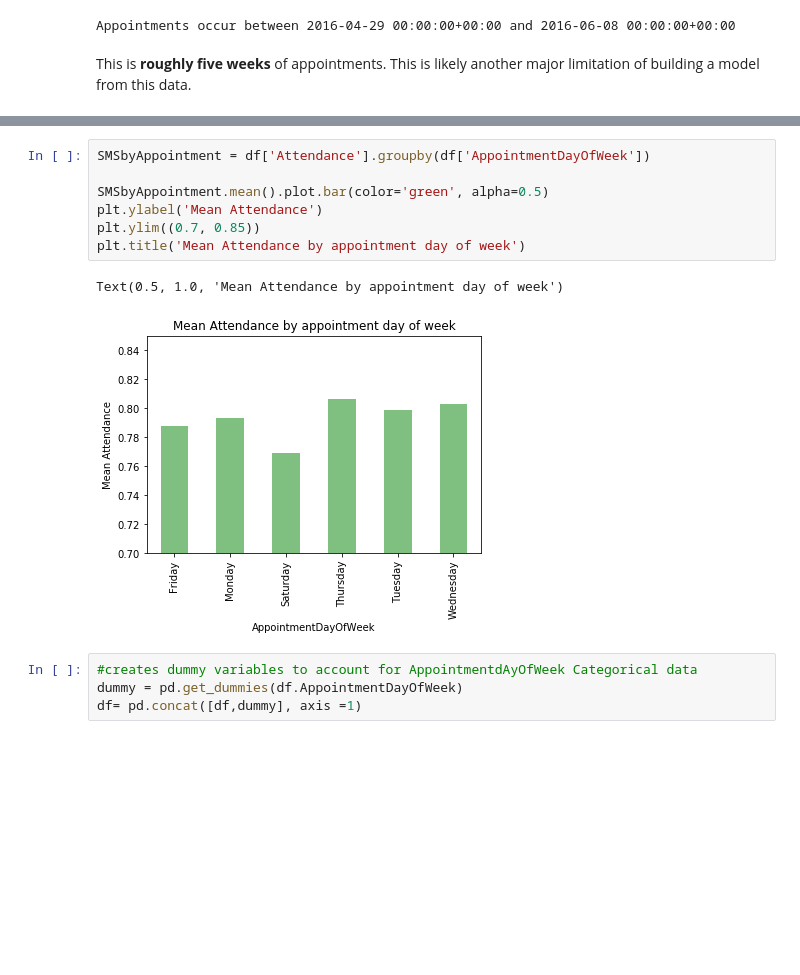
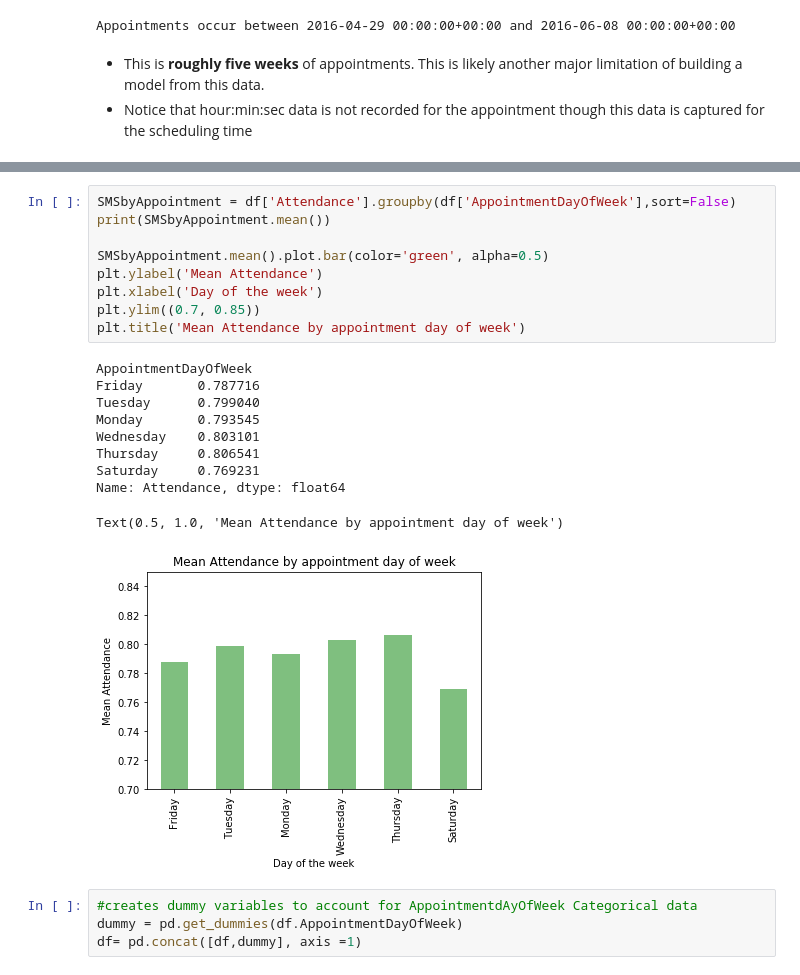
Before and after one commit to JordanPhilipMeyer/PatientNoShow, a Jupyter notebook: PredictNoShow-Copy1.ipynb, the cells around one changed output, grey strips where cells are left out. Cells and saved outputs as stored; diff of their text form; blank space fills up the shorter version.

```diff
--- a/PredictNoShow-Copy1.ipynb
+++ b/PredictNoShow-Copy1.ipynb
@@ -227,7 +226,8 @@ print("Appointments occur between",df.AppointmentDay.min(),"and", df.Appointment
 # %% [output]
 Appointments occur between 2016-04-29 00:00:00+00:00 and 2016-06-08 00:00:00+00:00
 # %% [markdown]
-This is **roughly five weeks** of appointments. This is likely another major limitation of building a model from this data.
+- This is **roughly five weeks** of appointments. This is likely another major limitation of building a model from this data.
+- Notice that hour:min:sec data is not recorded for the appointment though this data is captured for the scheduling time
 # %%
 ##Create a new column that tracks the appointment day of week (Mon, Tuesday, Wednesday, Thurs, Fri, Sat, Sun)
 ## Add this new column to our dataframe
@@ -252,15 +252,25 @@ df.AppointmentDayOfWeek.head(20)
 19    Friday
 Name: AppointmentDayOfWeek, dtype: object
 # %%
-SMSbyAppointment = df['Attendance'].groupby(df['AppointmentDayOfWeek'])
+SMSbyAppointment = df['Attendance'].groupby(df['AppointmentDayOfWeek'],sort=False)
+print(SMSbyAppointment.mean())
 
 SMSbyAppointment.mean().plot.bar(color='green', alpha=0.5)
 plt.ylabel('Mean Attendance')
+plt.xlabel('Day of the week')
 plt.ylim((0.7, 0.85))
 plt.title('Mean Attendance by appointment day of week')
 # %% [output]
-Text(0.5, 1.0, 'Mean Attendance by appointment day of week')
+AppointmentDayOfWeek
+Friday       0.787716
+Tuesday      0.799040
+Monday       0.793545
+Wednesday    0.803101
+Thursday     0.806541
+Saturday     0.769231
+Name: Attendance, dtype: float64
+Text(0.5, 1.0, 'Mean Attendance by appointment day of week')
-[figure, old version]
+[figure, new version]
 # %%
 #creates dummy variables to account for AppointmentdAyOfWeek Categorical data
 dummy = pd.get_dummies(df.AppointmentDayOfWeek)
```
Also changed, not shown: parts of 9 cells of this notebook.
